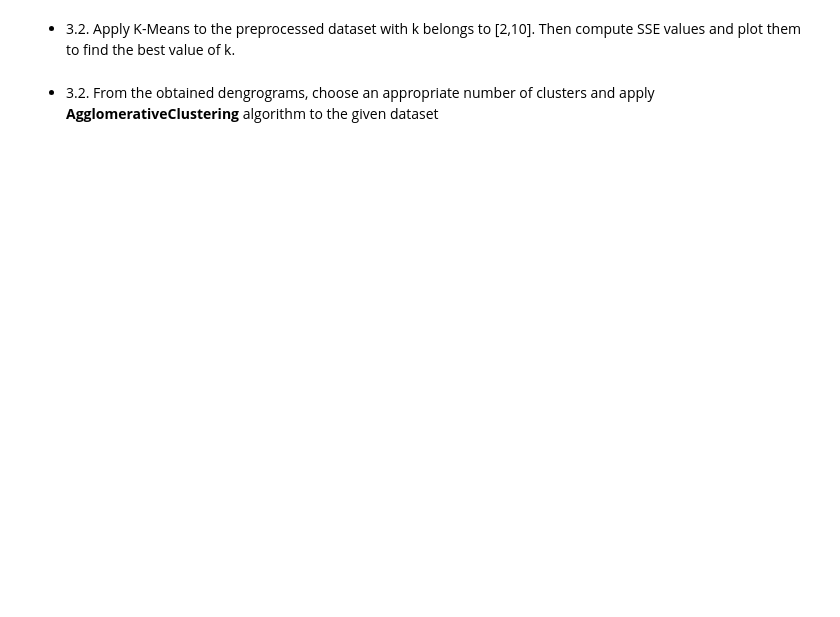
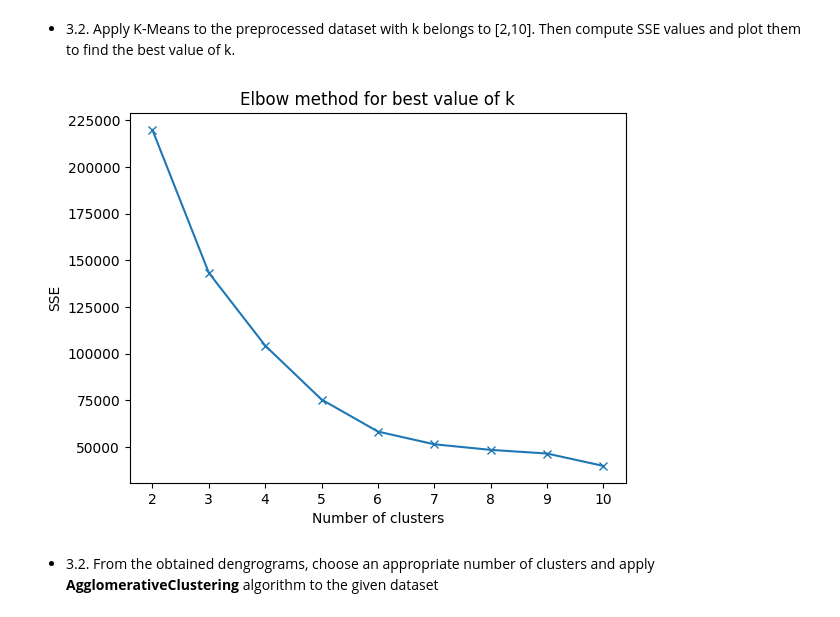
Before and after one commit to PhamTienLoc/Lab_ML, a Jupyter notebook: Lab_10_21130429_PhamTienLoc.ipynb, the cells around one changed output. Drawn from its saved outputs; the diff is of its cells as text; code cells hidden in the pictures; blank space fills up the shorter version.

```diff
--- a/Lab_10_21130429_PhamTienLoc.ipynb
+++ b/Lab_10_21130429_PhamTienLoc.ipynb
@@ -95,26 +95,19 @@ print(t)
 *   2.1. Apply **K-Means** algorithm using k=10,
 # %%
 # code
-data1 = pd.read_csv('fashion_train.csv')
-data2 = pd.read_csv('fashion_test.csv')
-X_train = data1.drop(columns='y')
-y_train = data1[['y']]
-X_test = data2.drop(columns='y')
-y_test = data2[['y']]
+fashion = pd.read_csv('fashion_train.csv')
+X = fashion.drop(columns='y')
+y = fashion[['y']]
 
 kmeans = KMeans(n_clusters = 10, random_state = 42, n_init="auto")
-kmeans.fit(X_train)
-y_pred_clusters = kmeans.predict(X_test)
+kmeans.fit(X)
+clusters = kmeans.predict(X)
 
-labels = np.zeros_like(y_pred_clusters)
+labels = np.zeros_like(clusters)
 for i in range(10):
-  mask = (y_pred_clusters == i)
+  mask = (clusters == i)
   #print(mask)
-  labels[mask] = mode(y_test[mask])[0]
+  labels[mask] = mode(y[mask])[0]
   #print(labels[mask])
-print("K-Means")
-print("Accuracy:", metrics.accuracy_score(y_test, labels))
-print("Precision:", metrics.precision_score(y_test, labels, average='macro'))
-print("Recall:", metrics.recall_score(y_test, labels, average='macro'))
-print("F1 measure:", metrics.f1_score(y_test, labels, average='macro'))
+print("Accuracy:", metrics.accuracy_score(y, labels))
 # %% [output]
@@ -217,2 +221,16 @@ dend = shc.dendrogram(shc.linkage(new_shopping_data.iloc[:, 0:len(new_shopping_d
+# %%
+#code
+sse = []
+for k in range(2, 11):
+  kmeans = KMeans(n_clusters = k, random_state = 42, n_init="auto")
+  kmeans.fit(new_shopping_data)
+  sse.append(kmeans.inertia_)
+plt.plot(range(2,11), sse, marker="x")
+plt.xlabel('Number of clusters')
+plt.ylabel('SSE')
+plt.title("Elbow method for best value of k")
+plt.show()
+# %% [output]
+[figure, added]
 # %% [markdown]
 *   3.2. From the obtained dengrograms, choose an appropriate number of clusters and apply **AgglomerativeClustering** algorithm to the given dataset
```
Also changed, not shown: parts of 9 cells of this notebook.
